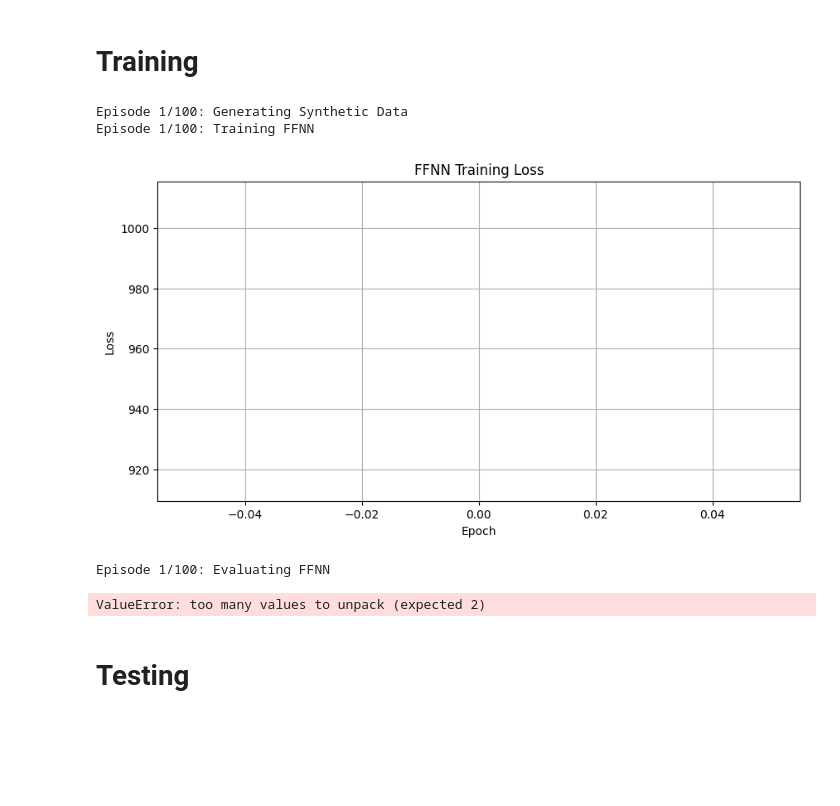
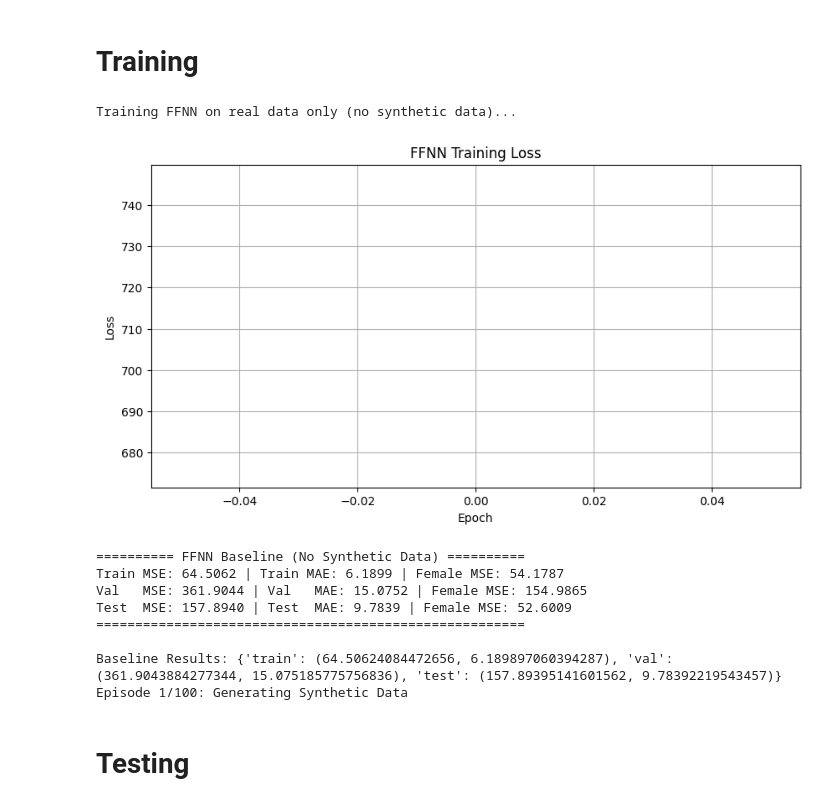
Before and after one commit to LucasHartmanWestern/cs_9170_project, a Jupyter notebook: main.ipynb, the cells around one changed output. Drawn from its saved outputs; the diff is of its cells as text; code cells hidden in the pictures; blank space fills up the shorter version.

Commit message:
add baseline and new data split

```diff
--- a/main.ipynb
+++ b/main.ipynb
@@ -123,13 +129,14 @@ ppo_config = {
     'c2': 0.01
 }
 classes = [1, 2, 3, 17, 16, 13, 4, 7, 6]
+
 ffnn_config = {
     'input_size': df.shape[1] - 5,
     'hidden_sizes': [16, 16],
     'output_size': 5,
     'learning_rate': 0.001,
     'batch_size': 32,
-    'epochs': 100,
+    'epochs': 1,
     'type': 'regression',
     'classes': None
 }
@@ -203,6 +210,32 @@ def compute_mini_reward(synthetic_data, mf_ratio):
     return column_std + gaussian_penalty
 
 
+def train_ffnn_baseline(ffnn_agent, x_train, y_train, x_val, y_val, x_test, y_test):
+    # Train on real data only
+    print("\nTraining FFNN on real data only (no synthetic data)...")
+    losses = ffnn_agent.train(x_train.to_numpy(), y_train.to_numpy())
+    plot_ffnn_losses(losses)
+
+    # Evaluate on all splits
+    train_mse, train_mae, train_female_mse = evaluate_ffnn(ffnn_agent, x_train, y_train)
+    val_mse, val_mae, val_female_mse = evaluate_ffnn(ffnn_agent, x_val, y_val)
+    test_mse, test_mae, test_female_mse = evaluate_ffnn(ffnn_agent, x_test, y_test)
+
+    # Print results
+    print("\n========== FFNN Baseline (No Synthetic Data) ==========")
+    print(f"Train MSE: {train_mse:.4f} | Train MAE: {train_mae:.4f} | Female MSE: {train_female_mse:.4f}")
+    print(f"Val   MSE: {val_mse:.4f} | Val   MAE: {val_mae:.4f} | Female MSE: {val_female_mse:.4f}")
+    print(f"Test  MSE: {test_mse:.4f} | Test  MAE: {test_mae:.4f} | Female MSE: {test_female_mse:.4f}")
+    print("=======================================================\n")
+
+    return {
+        "train": (train_mse, train_mae),
+        "val": (val_mse, val_mae),
+        "test": (test_mse, test_mae),
+    }
+
+baseline_results = train_ffnn_baseline(ffnn_agent_og, x_train, y_train, x_val, y_val, x_test, y_test)
+
 def train_agents(x_train, y_train, x_val, y_val, x_test, y_test,
                  dqn_agent, ppo_agent, ffnn_agent, episodes=num_episodes,
                  save_path='training_metrics.json'):
@@ -230,6 +263,11 @@ def train_agents(x_train, y_train, x_val, y_val, x_test, y_test,
     sex_female_idx = x_train.columns.get_loc('Sex - Female')
     mf_ratio = np.mean(x_train.iloc[:, sex_female_idx])
     state = generate_state(x_train, mf_ratio, 0)
+
+
+
+
+
 
     for episode in range(episodes):
         print(f"Episode {episode + 1}/{episodes}: Generating Synthetic Data")
@@ -338,38 +376,43 @@ def train_agents(x_train, y_train, x_val, y_val, x_test, y_test,
 
             next_state = generate_state(x_train, mf_ratio, len(synthetic_data) + 1)
             dqn_agent.learn(state, discrete_action, reward, next_state, done)
             ppo_agent.learn(state, continuous_action, reward, next_state, done)
 
             rewards.append(reward)
             state = next_state
 
         metrics = {
             'rewards': rewards,
             'train_mse': train_accuracies,
             'val_mse': val_accuracies,
             'test_mse': test_accuracies,
             'train_female_mse': train_female_accuracies,
             'val_female_mse': val_female_accuracies,
             'test_female_mse': test_female_accuracies
         }
 
 
     with open(save_path, 'w') as f:
         json.dump(metrics, f)
     print(f"Metrics saved to {save_path}")
 
     return metrics
 
 # Example usage
 results = train_agents(x_train, y_train, x_val, y_val, x_test, y_test, dqn_agent, ppo_agent, ffnn_agent)
 dqn_agent.save("dqn_trained_model.pth")
 ppo_agent.save("ppo_trained_model.pth")
 # %% [output]
-Episode 1/100: Generating Synthetic Data
-Episode 1/100: Training FFNN
+Training FFNN on real data only (no synthetic data)...
-[figure, old version]
+[figure, new version]
-Episode 1/100: Evaluating FFNN
+========== FFNN Baseline (No Synthetic Data) ==========
+Train MSE: 64.5062 | Train MAE: 6.1899 | Female MSE: 54.1787
+Val   MSE: 361.9044 | Val   MAE: 15.0752 | Female MSE: 154.9865
+Test  MSE: 157.8940 | Test  MAE: 9.7839 | Female MSE: 52.6009
+=======================================================
+
+Baseline Results: {'train': (64.50624084472656, 6.189897060394287), 'val': (361.9043884277344, 15.075185775756836), 'test': (157.89395141601562, 9.78392219543457)}
+Episode 1/100: Generating Synthetic Data
-ValueError: too many values to unpack (expected 2)
 # %% [markdown]
 # Testing
 # %%
```
Also changed, not shown: parts of 3 cells of this notebook.
